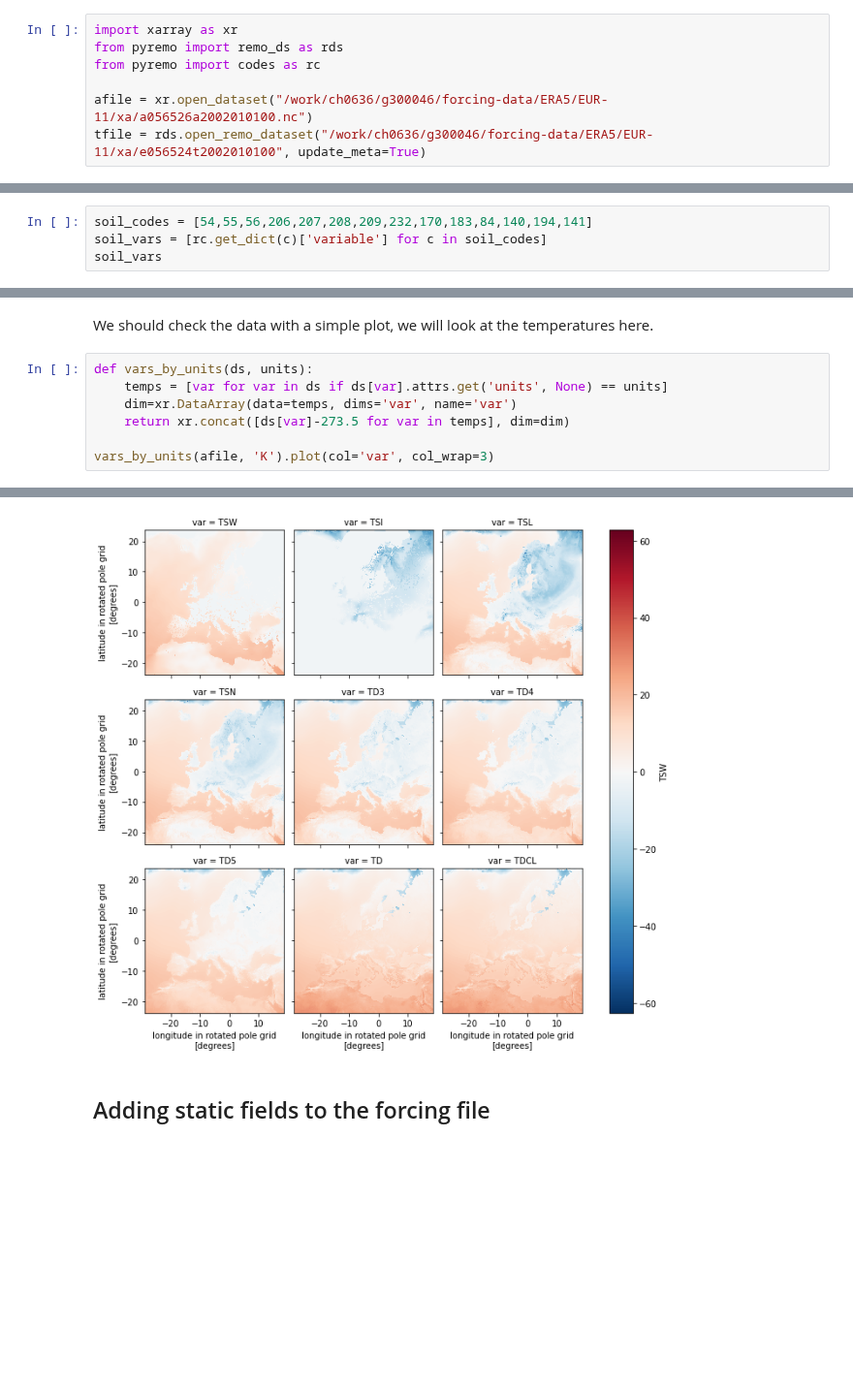
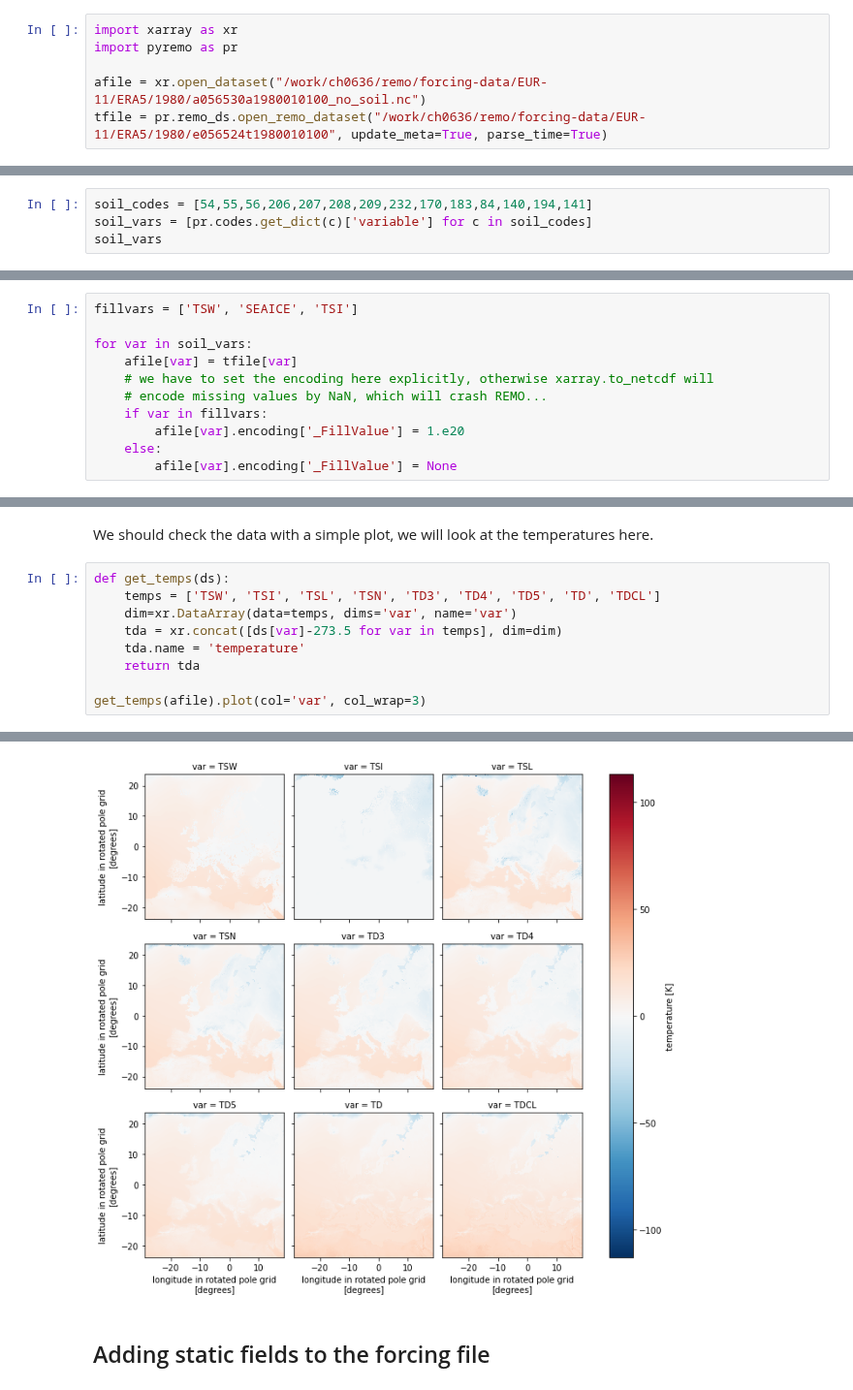
Before and after one commit to remo-rcm/pyremo, a Jupyter notebook: notebooks/warm-start.ipynb, the cells around one changed output, grey strips where cells are left out. Shown at 97% size. Cells and saved outputs as stored; diff of their text form; blank space fills up the shorter version.

```diff
--- a/notebooks/warm-start.ipynb
+++ b/notebooks/warm-start.ipynb
@@ -4,8 +4,7 @@
 We want to add or replace soil data in the forcing data files. We show an example here, where we take the soil data from the output file of a remo run and add this to the forcing file of another run for use as initial lateral boundary conditions.
 # %%
 import xarray as xr
-from pyremo import remo_ds as rds
-from pyremo import codes as rc
+import pyremo as pr
 
-afile = xr.open_dataset("/work/ch0636/g300046/forcing-data/ERA5/EUR-11/xa/a056526a2002010100.nc")
-tfile = rds.open_remo_dataset("/work/ch0636/g300046/forcing-data/ERA5/EUR-11/xa/e056524t2002010100", update_meta=True)
+afile = xr.open_dataset("/work/ch0636/remo/forcing-data/EUR-11/ERA5/1980/a056530a1980010100_no_soil.nc")
+tfile = pr.remo_ds.open_remo_dataset("/work/ch0636/remo/forcing-data/EUR-11/ERA5/1980/e056524t1980010100", update_meta=True, parse_time=True)
@@ -33,7 +12,7 @@ Data variables: (12/38)
 The output dataset (`tfile`) contains the spin up soil data. This could also come from another point in time of the same run or another run. The soil is defined by a number of codes or variable names:
 # %%
 soil_codes = [54,55,56,206,207,208,209,232,170,183,84,140,194,141]
-soil_vars = [rc.get_dict(c)['variable'] for c in soil_codes]
+soil_vars = [pr.codes.get_dict(c)['variable'] for c in soil_codes]
 soil_vars
 # %% [output]
 ['TSL',
@@ -78,3 +34,14 @@ Data variables: (12/24)
+# %%
+fillvars = ['TSW', 'SEAICE', 'TSI']
+
+for var in soil_vars:
+    afile[var] = tfile[var]
+    # we have to set the encoding here explicitly, otherwise xarray.to_netcdf will
+    # encode missing values by NaN, which will crash REMO...
+    if var in fillvars:
+        afile[var].encoding['_FillValue'] = 1.e20
+    else:
+        afile[var].encoding['_FillValue'] = None
 # %% [markdown]
 Now, we can write that data back to netCDF format.
 # %%
@@ -82,14 +49,16 @@ afile.to_netcdf("/work/ch0636/g300046/forcing-data/ERA5/EUR-11/xa/a056526a200201
 # %% [markdown]
 We should check the data with a simple plot, we will look at the temperatures here.
 # %%
-def vars_by_units(ds, units):
-    temps = [var for var in ds if ds[var].attrs.get('units', None) == units]
+def get_temps(ds):
+    temps = ['TSW', 'TSI', 'TSL', 'TSN', 'TD3', 'TD4', 'TD5', 'TD', 'TDCL']
     dim=xr.DataArray(data=temps, dims='var', name='var')
-    return xr.concat([ds[var]-273.5 for var in temps], dim=dim)
+    tda = xr.concat([ds[var]-273.5 for var in temps], dim=dim)
+    tda.name = 'temperature'
+    return tda
 
-vars_by_units(afile, 'K').plot(col='var', col_wrap=3)
+get_temps(afile).plot(col='var', col_wrap=3)
 # %% [output]
 <xarray.plot.facetgrid.FacetGrid at 0x...>
-[figure, old version]
+[figure, new version]
 # %% [markdown]
 ## Adding static fields to the forcing file
```
Also changed, not shown: parts of 10 cells of this notebook.
